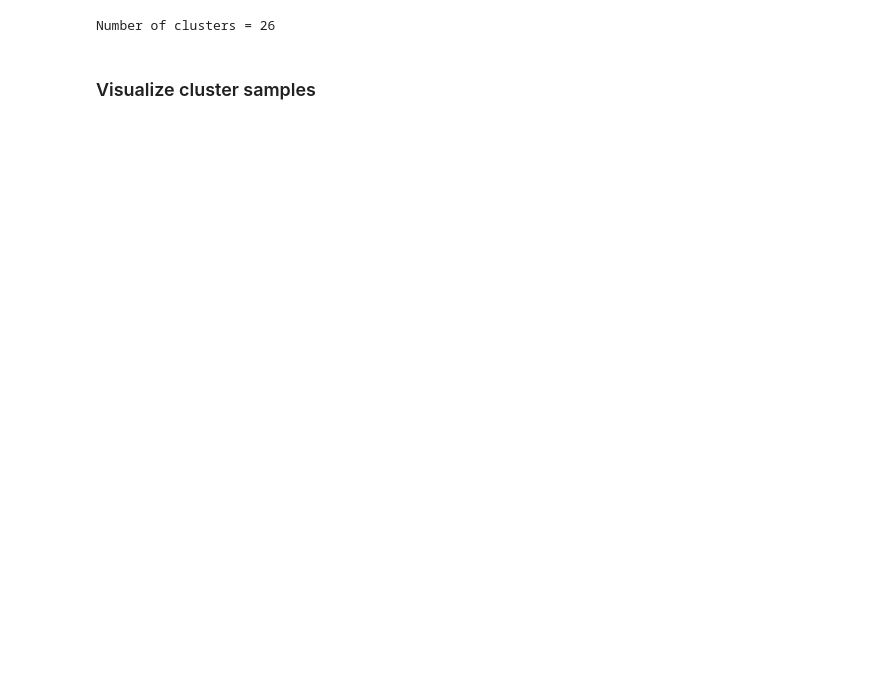
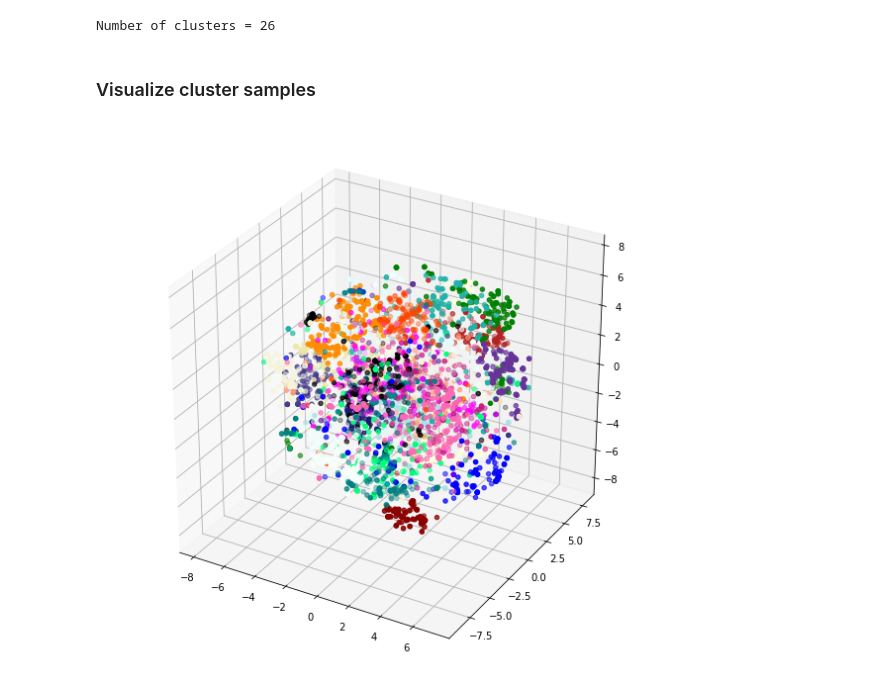
Before and after one commit to sagarkurandwad/Spherical-X-Means, a Jupyter notebook: Example.ipynb, the cells around one changed output. Cells and saved outputs as stored; diff of their text form; code cells hidden in the pictures; blank space fills up the shorter version.

```diff
--- a/Example.ipynb
+++ b/Example.ipynb
@@ -46,4 +47,27 @@ for clID in range(len(Centroids)):
 
 tSNE = TSNE(n_components=3,metric='cosine')
 tsneModel = tSNE.fit(data)
+# %%
+# 3D scatter plot of samples from clusters
+
+noSamples = 200
+tSNEData = tsneModel.embedding_
+colors = [col for col in mcolors.CSS4_COLORS.keys()]
+
+fig = plt.figure(figsize=(10,10))
+ax = fig.add_subplot(111, projection='3d')
+
+for k in np.arange(len(Centroids)):
+    ind = np.where(Labels == k)[0].tolist()
+    indices = random.sample(ind, noSamples)
+    ax.scatter(tSNEData[indices,0], tSNEData[indices,1], tSNEData[indices,2], marker="o",color=colors[k])
+
+
+ax.set_xlabel('')
+ax.set_ylabel('')
+ax.set_zlabel('')
+
+plt.show()
+# %% [output]
+[figure, added]
 # %%
```
Also changed, not shown: parts of 2 cells of this notebook, 1 other file.
